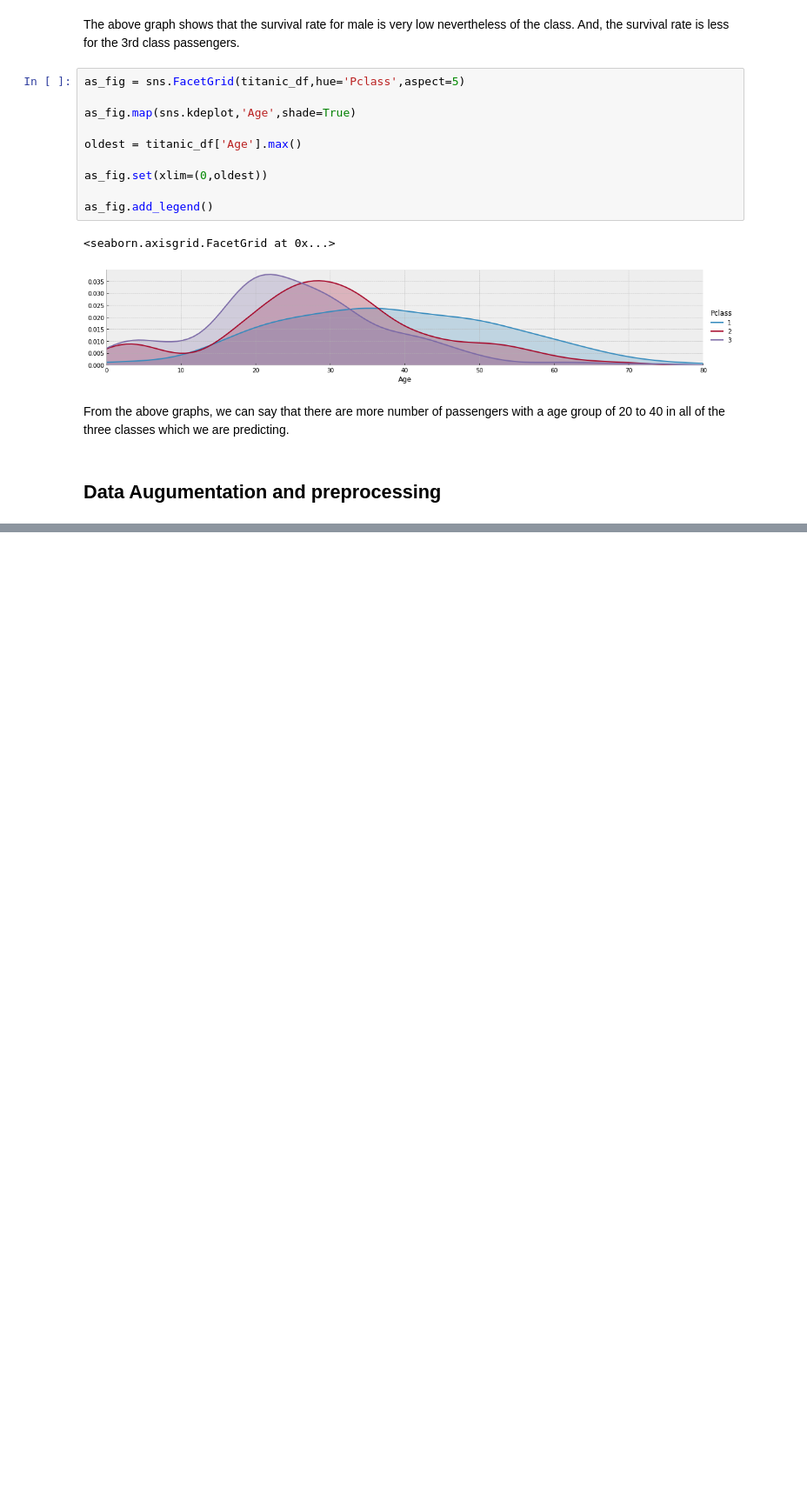
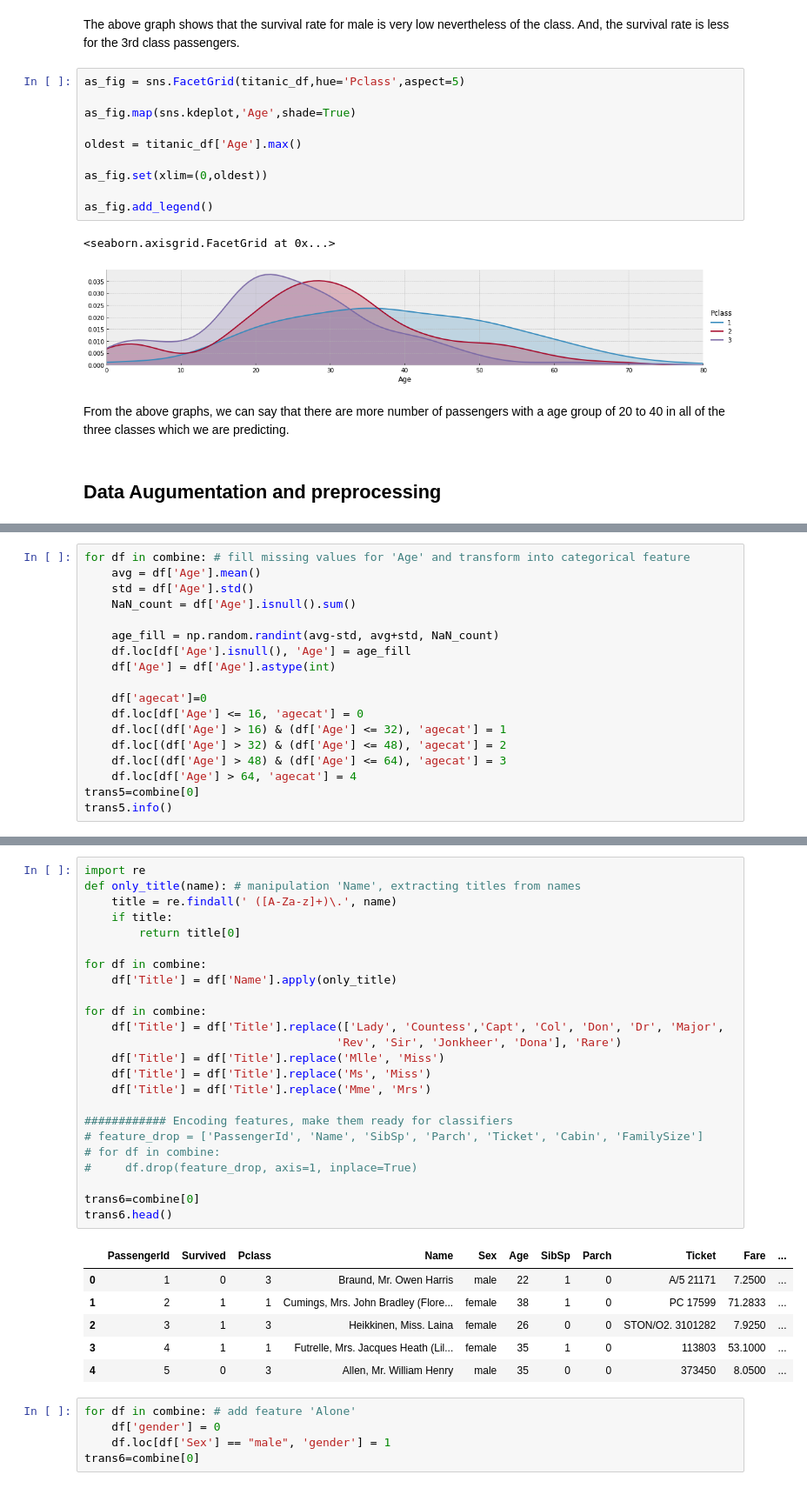
Before and after one commit to sidhanthapoddar99/Kaggle-projects, a Jupyter notebook: TITANIC--SURVIVAL-PREDICTION-USING-ENSEMBLE-STACKING/Final model.ipynb, the cells around one changed output, grey strips where cells are left out. Shown at 87% size. Drawn from its saved outputs; the diff is of its cells as text; blank space fills up the shorter version.

```diff
--- a/TITANIC--SURVIVAL-PREDICTION-USING-ENSEMBLE-STACKING/Final model.ipynb
+++ b/TITANIC--SURVIVAL-PREDICTION-USING-ENSEMBLE-STACKING/Final model.ipynb
@@ -129,0 +221,18 @@ From the above graphs, we can say that there are more number of passengers with
+# %%
+for df in combine: # fill missing values for 'Age' and transform into categorical feature
+    avg = df['Age'].mean()
+    std = df['Age'].std()
+    NaN_count = df['Age'].isnull().sum()
+
+    age_fill = np.random.randint(avg-std, avg+std, NaN_count)
+    df.loc[df['Age'].isnull(), 'Age'] = age_fill
+    df['Age'] = df['Age'].astype(int)
+
+    df['agecat']=0
+    df.loc[df['Age'] <= 16, 'agecat'] = 0
+    df.loc[(df['Age'] > 16) & (df['Age'] <= 32), 'agecat'] = 1
+    df.loc[(df['Age'] > 32) & (df['Age'] <= 48), 'agecat'] = 2
+    df.loc[(df['Age'] > 48) & (df['Age'] <= 64), 'agecat'] = 3
+    df.loc[df['Age'] > 64, 'agecat'] = 4
+trans5=combine[0]
+trans5.info()
@@ -129,0 +257,36 @@ From the above graphs, we can say that there are more number of passengers with
+# %%
+import re
+def only_title(name): # manipulation 'Name', extracting titles from names
+    title = re.findall(' ([A-Za-z]+)\.', name)
+    if title:
+        return title[0]
+
+for df in combine:
+    df['Title'] = df['Name'].apply(only_title)
+
+for df in combine:
+    df['Title'] = df['Title'].replace(['Lady', 'Countess','Capt', 'Col', 'Don', 'Dr', 'Major',
+                                     'Rev', 'Sir', 'Jonkheer', 'Dona'], 'Rare')
+    df['Title'] = df['Title'].replace('Mlle', 'Miss')
+    df['Title'] = df['Title'].replace('Ms', 'Miss')
+    df['Title'] = df['Title'].replace('Mme', 'Mrs')
+
+############ Encoding features, make them ready for classifiers
+# feature_drop = ['PassengerId', 'Name', 'SibSp', 'Parch', 'Ticket', 'Cabin', 'FamilySize']
+# for df in combine:
+#     df.drop(feature_drop, axis=1, inplace=True)
+
+trans6=combine[0]
+trans6.head()
+# %% [output]
+|  | PassengerId | Survived | Pclass | Name | Sex | Age | SibSp | Parch | Ticket | Fare | ... |
+| 0 | 1 | 0 | 3 | Braund, Mr. Owen Harris | male | 22 | 1 | 0 | A/5 21171 | 7.2500 | ... |
+| 1 | 2 | 1 | 1 | Cumings, Mrs. John Bradley (Flore... | female | 38 | 1 | 0 | PC 17599 | 71.2833 | ... |
+| 2 | 3 | 1 | 3 | Heikkinen, Miss. Laina | female | 26 | 0 | 0 | STON/O2. 3101282 | 7.9250 | ... |
+| 3 | 4 | 1 | 1 | Futrelle, Mrs. Jacques Heath (Lil... | female | 35 | 1 | 0 | 113803 | 53.1000 | ... |
+| 4 | 5 | 0 | 3 | Allen, Mr. William Henry | male | 35 | 0 | 0 | 373450 | 8.0500 | ... |
+# %%
+for df in combine: # add feature 'Alone'
+    df['gender'] = 0
+    df.loc[df['Sex'] == "male", 'gender'] = 1
+trans6=combine[0]
```
Also changed, not shown: parts of 31 cells of this notebook.
